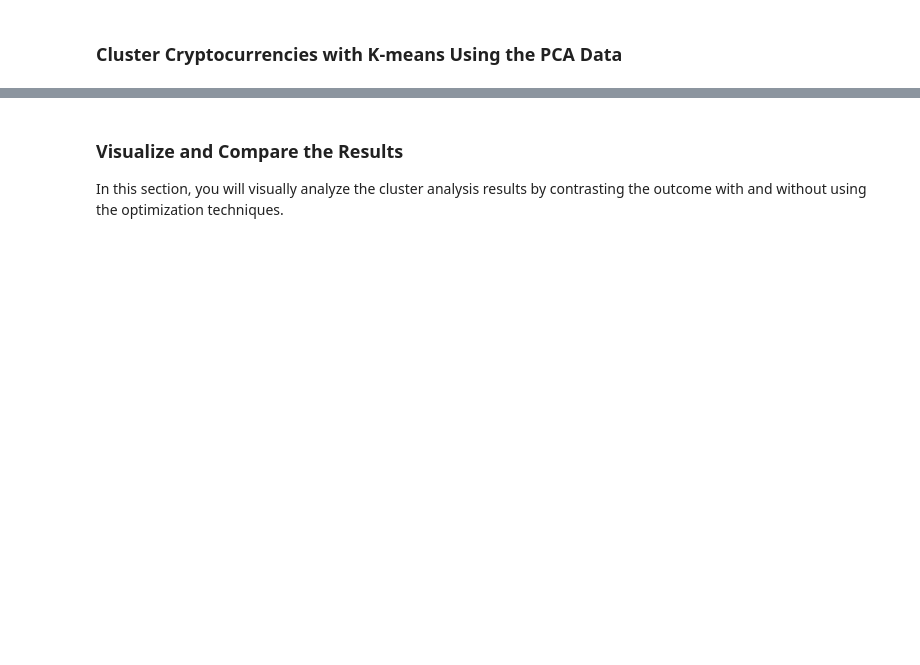
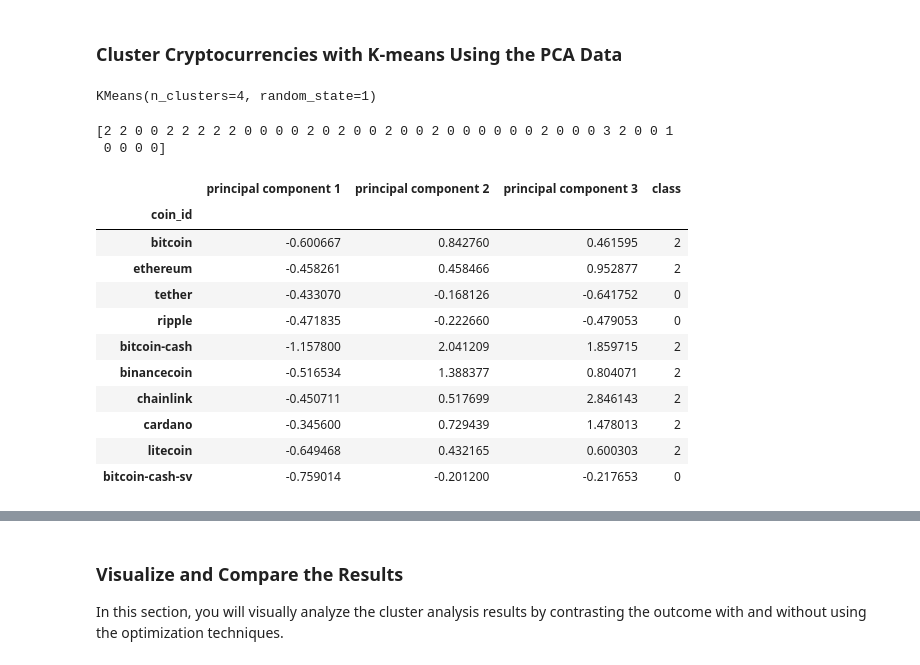
Before and after one commit to KDecker19/MachineLearning-Challenge1, a Jupyter notebook: Crypto_Clustering_starter_code.ipynb, the cells around one changed output, grey strips where cells are left out. Cells and saved outputs as stored; diff of their text form; code cells hidden in the pictures; blank space fills up the shorter version.

```diff
--- a/Crypto_Clustering_starter_code.ipynb
+++ b/Crypto_Clustering_starter_code.ipynb
@@ -290,8 +286,13 @@ df_crypto_pca.head(10)
 ### Find the Best Value for k Using the PCA Data
 # %%
 # Create a list with the number of k-values from 1 to 11
+
+k = list(range(1, 11))
 # %%
 # Create an empty list to store the inertia values
+
+inertia = []
+
 
 
 # Create a for loop to compute the inertia with each possible value of k
@@ -299,6 +300,11 @@ df_crypto_pca.head(10)
 # 1. Create a KMeans model using the loop counter for the n_clusters
 # 2. Fit the model to the data using `df_market_data_pca`
 # 3. Append the model.inertia_ to the inertia list
+
+for i in k:
+    km = KMeans(n_clusters=1)
+    km.fit(df_crypto_pca)
+    inertia.append(km.inertia_)
 # %%
 # Create a dictionary with the data to plot the Elbow curve
 
@@ -321,20 +340,52 @@ df_crypto_pca.head(10)
 ### Cluster Cryptocurrencies with K-means Using the PCA Data
 # %%
 # Initialize the K-Means model using the best value for k
+
+model = KMeans(n_clusters=4, random_state=1)
 # %%
 # Fit the K-Means model using the PCA data
+
+model.fit(df_crypto_pca)
+# %% [output]
+KMeans(n_clusters=4, random_state=1)
 # %%
 # Predict the clusters to group the cryptocurrencies using the PCA data
 
+predictions = model.predict(df_crypto_pca)
+
 # Print the resulting array of cluster values.
+
+print(predictions)
+# %% [output]
+[2 2 0 0 2 2 2 2 2 0 0 0 0 2 0 2 0 0 2 0 0 2 0 0 0 0 0 0 2 0 0 0 3 2 0 0 1
+ 0 0 0 0]
 # %%
 # Create a copy of the DataFrame with the PCA data
+
+clustered_df = df_crypto_pca.copy()
 
 
 # Add a new column to the DataFrame with the predicted clusters
 
+clustered_df["class"] = model.labels_
+
 
 # Display sample data
+
+clustered_df.head(10)
+# %% [output]
+|  | principal component 1 | principal component 2 | principal component 3 | class |
+| coin_id |  |  |  |  |
+| bitcoin | -0.600667 | 0.842760 | 0.461595 | 2 |
+| ethereum | -0.458261 | 0.458466 | 0.952877 | 2 |
+| tether | -0.433070 | -0.168126 | -0.641752 | 0 |
+| ripple | -0.471835 | -0.222660 | -0.479053 | 0 |
+| bitcoin-cash | -1.157800 | 2.041209 | 1.859715 | 2 |
+| binancecoin | -0.516534 | 1.388377 | 0.804071 | 2 |
+| chainlink | -0.450711 | 0.517699 | 2.846143 | 2 |
+| cardano | -0.345600 | 0.729439 | 1.478013 | 2 |
+| litecoin | -0.649468 | 0.432165 | 0.600303 | 2 |
+| bitcoin-cash-sv | -0.759014 | -0.201200 | -0.217653 | 0 |
 # %%
 # Create a scatter plot using hvPlot by setting
 # `x="PC1"` and `y="PC2"`.
```
Also changed, not shown: parts of 8 cells of this notebook.
